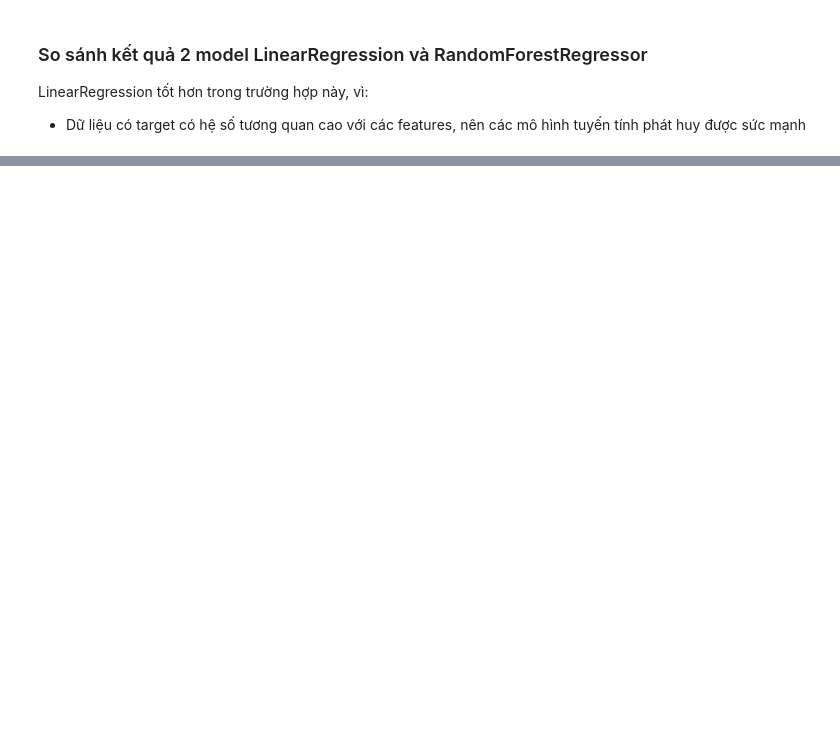
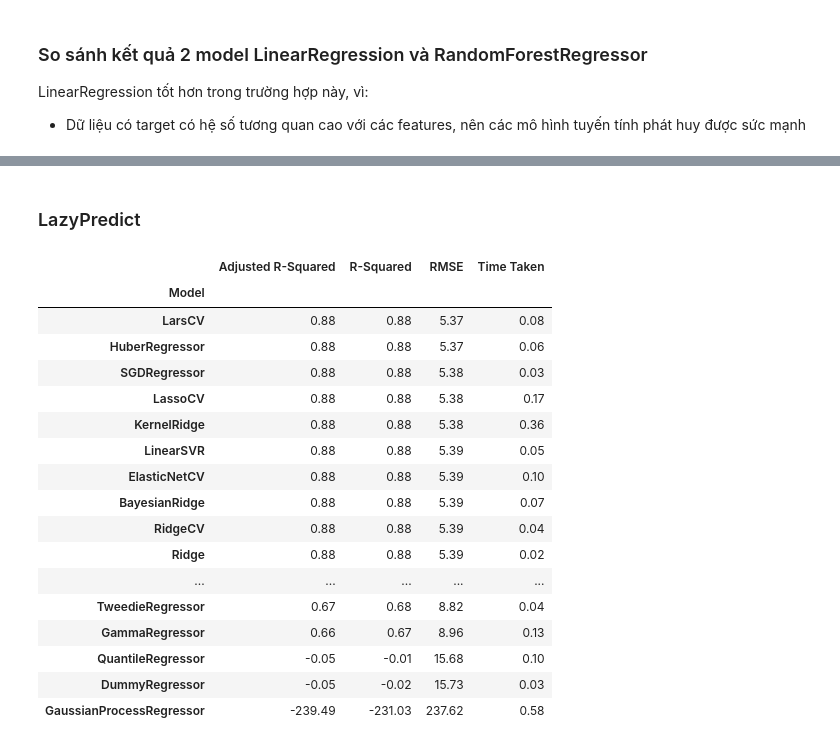
Before and after one commit to nttugit/viet-nguyen-ml-course, a Jupyter notebook: lesson_9/regressor.ipynb, the cells around one changed output, grey strips where cells are left out. Saved outputs shown, nothing was run; the diff lists cells and outputs as text; code cells hidden in the pictures; blank space fills up the shorter version.

Commit message:
Done hyperparameter-tuning using GridSearchCV & Lazy Predict

```diff
--- a/lesson_9/regressor.ipynb
+++ b/lesson_9/regressor.ipynb
@@ -122,7 +123,7 @@ r2_score(y_test,y_pred)
 # Using RandomForest
 rf = Pipeline(steps=[
     ('preprocessor', preprocessor),
-    ('model', RandomForestRegressor())
+    ('rf_model', RandomForestRegressor())
 ])
 rf.fit(X_train, y_train)
 y_pred = rf.predict(X_test)
@@ -139,0 +143,17 @@ LinearRegression tốt hơn trong trường hợp này, vì:
+# %%
+# GridSearch
+# Tìm các tham số tốt nhất cho mô hình RandomForestRegressor (rf_model) ở trên
+param_grid = {
+    "rf_model__n_estimators": [50, 100, 200],
+    "rf_model__criterion": ["squared_error", "absolute_error", "poisson"],
+    "rf_model__max_depth": [None, 2, 5, 10],
+    "preprocessor__num_features__imputer__strategy":["mean", "median "]
+}
+# Tìm ra tham số tốt nhất đối với các bộ validation
+grid_search = GridSearchCV(rf, param_grid, cv=4, scoring="r2", n_jobs=6, verbose=1)
+grid_search.fit(X_train, y_train)
+print("Best params: {}".format(grid_search.best_params_))
+y_pred = grid_search.predict(X_test)
+print(mean_squared_error(y_test, y_pred))
+print(mean_absolute_error(y_test,y_pred))
+print(r2_score(y_test,y_pred))
@@ -139,0 +183,18 @@ LinearRegression tốt hơn trong trường hợp này, vì:
+# %%
+# RandomizedSearchCV
+# Tìm các tham số tốt nhất cho mô hình RandomForestRegressor (rf_model) ở trên
+param_grid = {
+    "rf_model__n_estimators": [50, 100, 200],
+    "rf_model__criterion": ["squared_error", "absolute_error", "poisson"],
+    "rf_model__max_depth": [None, 2, 5, 10],
+    "preprocessor__num_features__imputer__strategy":["mean", "median "]
+}
+# Tìm ra tham số tốt nhất đối với các bộ validation
+# n_iter: thử ngẫu nhiên một số bộ tham số => nhanh, nhưng không đảm bảo tìm được optimal
+grid_search = RandomizedSearchCV(rf, param_distributions=param_grid, cv=5, scoring="r2", n_jobs=6, verbose=1, n_iter=30)
+grid_search.fit(X_train, y_train)
+print("Best params: {}".format(grid_search.best_params_))
+y_pred = grid_search.predict(X_test)
+print(mean_squared_error(y_test, y_pred))
+print(mean_absolute_error(y_test,y_pred))
+print(r2_score(y_test,y_pred))
@@ -139,0 +224,27 @@ LinearRegression tốt hơn trong trường hợp này, vì:
+# %% [markdown]
+### LazyPredict
+# %%
+# Tự động sử dụng những transformer phù hợp cho từng kiểu dữ liệu
+lazy_reg = LazyRegressor(verbose=0, ignore_warnings=True, custom_metric=None)
+models, predictions = lazy_reg.fit(X_train, X_test, y_train, y_test)
+# %%
+models
+# %% [output]
+|  | Adjusted R-Squared | R-Squared | RMSE | Time Taken |
+| Model |  |  |  |  |
+| LarsCV | 0.88 | 0.88 | 5.37 | 0.08 |
+| HuberRegressor | 0.88 | 0.88 | 5.37 | 0.06 |
+| SGDRegressor | 0.88 | 0.88 | 5.38 | 0.03 |
+| LassoCV | 0.88 | 0.88 | 5.38 | 0.17 |
+| KernelRidge | 0.88 | 0.88 | 5.38 | 0.36 |
+| LinearSVR | 0.88 | 0.88 | 5.39 | 0.05 |
+| ElasticNetCV | 0.88 | 0.88 | 5.39 | 0.10 |
+| BayesianRidge | 0.88 | 0.88 | 5.39 | 0.07 |
+| RidgeCV | 0.88 | 0.88 | 5.39 | 0.04 |
+| Ridge | 0.88 | 0.88 | 5.39 | 0.02 |
+| ... | ... | ... | ... | ... |
+| TweedieRegressor | 0.67 | 0.68 | 8.82 | 0.04 |
+| GammaRegressor | 0.66 | 0.67 | 8.96 | 0.13 |
+| QuantileRegressor | -0.05 | -0.01 | 15.68 | 0.10 |
+| DummyRegressor | -0.05 | -0.02 | 15.73 | 0.03 |
+| GaussianProcessRegressor | -239.49 | -231.03 | 237.62 | 0.58 |
```
Also changed, not shown: parts of 10 cells of this notebook.
